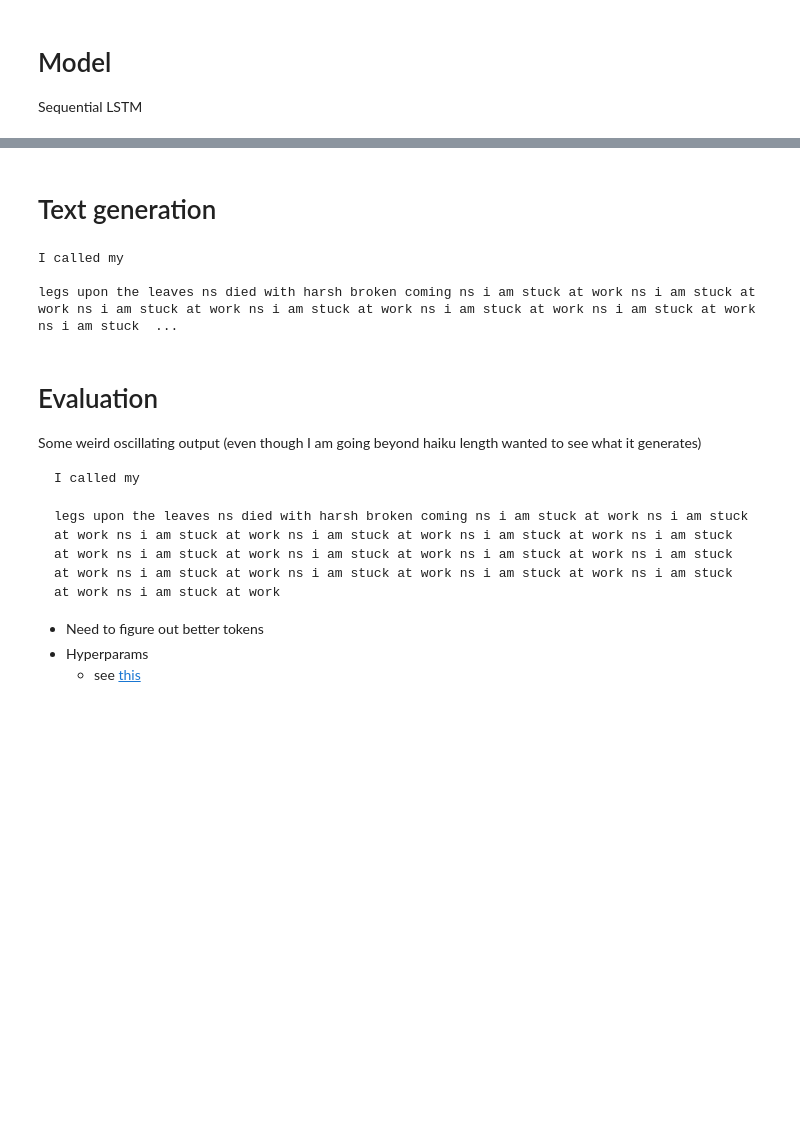
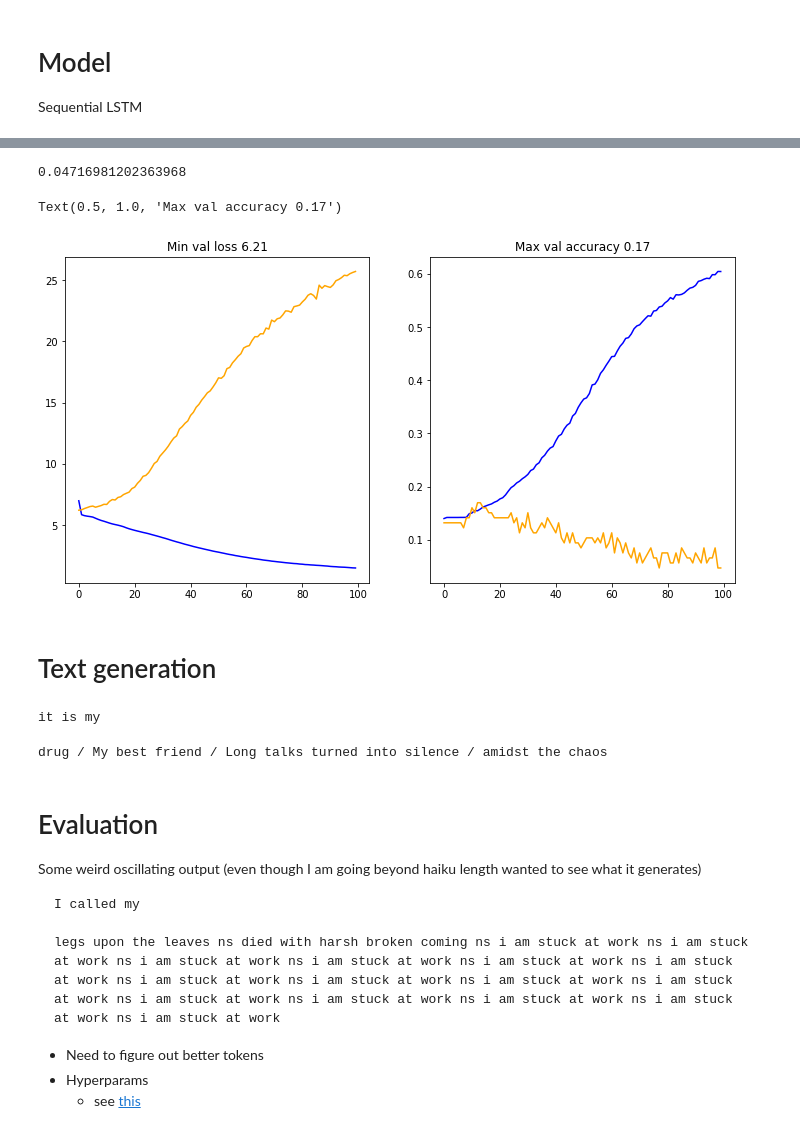
Before and after one commit to bfbarry/HaikuBot, a Jupyter notebook: notebooks/preprocess_train_gen.ipynb, the cells around one changed output, grey strips where cells are left out. Saved outputs shown, nothing was run; the diff lists cells and outputs as text; code cells hidden in the pictures; blank space fills up the shorter version.

Commit message:
bad model

```diff
--- a/notebooks/preprocess_train_gen.ipynb
+++ b/notebooks/preprocess_train_gen.ipynb
@@ -62,0 +93,10 @@ len(h_set)
+# %%
+repeats = 0
+past = []
+for h in h_set:
+  if h in past:
+    repeats+=1
+  past.append(h)
+  # if 'money' in h:
+  #   print(h)
+repeats
@@ -70,9 +112,11 @@ h_set[:4]
 # %%
+token_vocab = []
 def prepare_data(haikus,n=3):
     """n: n-gram size"""
     train = [] #n_grams
     for h in haikus:
-        tokens = word_tokenize(h)
+        tokens = h.split() #word_tokenize(h)
+        token_vocab.extend(tokens)
         for i in range(0,len(tokens)):
             n_gram_list = tokens[i:i+n]
             if len(n_gram_list) == n:
@@ -126,6 +170,7 @@ Sequential LSTM
 model = Sequential([
     Embedding(input_dim=vocab_size, output_dim=50, input_length=seq_length),
     LSTM(100,return_sequences=True),
+    Dropout(0.1),
     LSTM(100),
     Dense(100,activation = 'relu'),
     Dense(vocab_size, activation = 'softmax')
@@ -153,8 +198,8 @@ _________________________________________________________________
 None
 # %%
 model.compile(loss='categorical_crossentropy', optimizer='adam', metrics=['accuracy'])
-model.fit(X, y, batch_size=128, epochs=75)
+history = model.fit(X_train, y_train, validation_data=(X_test, y_test), batch_size=128, epochs=100)
 save = 1
 if save:
     model.save('../models/model.h5')
-    dump(tokenizer, open('../models/tokenizer.pkl', 'wb'))
+    #dump(tokenizer, open('../models/tokenizer.pkl', 'wb'))
@@ -161,31 +224,48 @@ if save:
+# %%
+_, acc = model.evaluate(X_test, y_test, verbose=0)
+print(acc)
+# %% [output]
+0.04716981202363968
+# %%
+plt.figure(figsize=(12,6))
+plt.subplot(1,2,1)
+plt.plot(history.history['loss'], color='blue', label='train')
+plt.plot(history.history['val_loss'], color='orange', label='test'); plt.title(f'Min val loss {min(history.history["val_loss"]):.2f}')
+plt.subplot(1,2,2)
+plt.plot(history.history['accuracy'], color='blue', label='train')
+plt.plot(history.history['val_accuracy'], color='orange', label='test'); plt.title(f'Max val accuracy {max(history.history["val_accuracy"]):.2f}')
+# %% [output]
+Text(0.5, 1.0, 'Max val accuracy 0.17')
+[figure, added]
 # %% [markdown]
 # Text generation
 # %%
 model = load_model('../models/model.h5',compile=False)
 tokenizer = load(open('../models/tokenizer.pkl', 'rb'))
 # %%
-index_word = {v:k for k,v in tokenizer.word_index.items()}
-def generate_seq(model, tokenizer, seq_length, seed_text, n_words):
+#index_word = {v:k for k,v in tokenizer.word_index.items()}
+def generate_seq(model, seq_length, seed_text, n_words,tokenizer=tokenizer):
     output = []
     text = seed_text
     for _ in range(n_words):
-        encoded = tokenizer.texts_to_sequences([text])[0] # encode the text as integer
+        #encoded = tokenizer.texts_to_sequences([text])[0] # encode the text as integer
+        encoded = encode_seq([text], token_indices)[0]
         encoded = pad_sequences([encoded], maxlen=seq_length, truncating='pre') #truncate sequences toa  fixed length (since reinputted)
         yhat = model.predict_classes(encoded, verbose=False)
-        _word = index_word[yhat[0]] # map predicted word index to word
+        _word = indices_token[yhat[0]] # map predicted word index to word
+        if _word == '$':
+          return ' '.join(output)
         text += ' ' + _word
         output.append(_word)
-    return ' '.join(output)
 
 seq_length = len(train[0].split()) - 1 # also defined as X.shape[1] above
-seed_text = train[np.random.randint(0,len(train))]
+seed_text = "it is my" #train[np.random.randint(0,len(train))]
 print(seed_text + '\n')
-generated = generate_seq(model, tokenizer, seq_length, seed_text, 100)
+generated = generate_seq(model, seq_length, seed_text, 20,tokenizer=None)
 print(generated)
 # %% [output]
-I called my
-
-legs upon the leaves ns died with harsh broken coming ns i am stuck at work ns i am stuck at work ns i am stuck at work ns i am stuck at work ns i am stuck at work ns i am stuck at work ns i am stuck  ...
+it is my
+drug / My best friend / Long talks turned into silence / amidst the chaos
 # %% [markdown]
 # Evaluation
 
```
Also changed, not shown: parts of 11 cells of this notebook, 1 other file.
